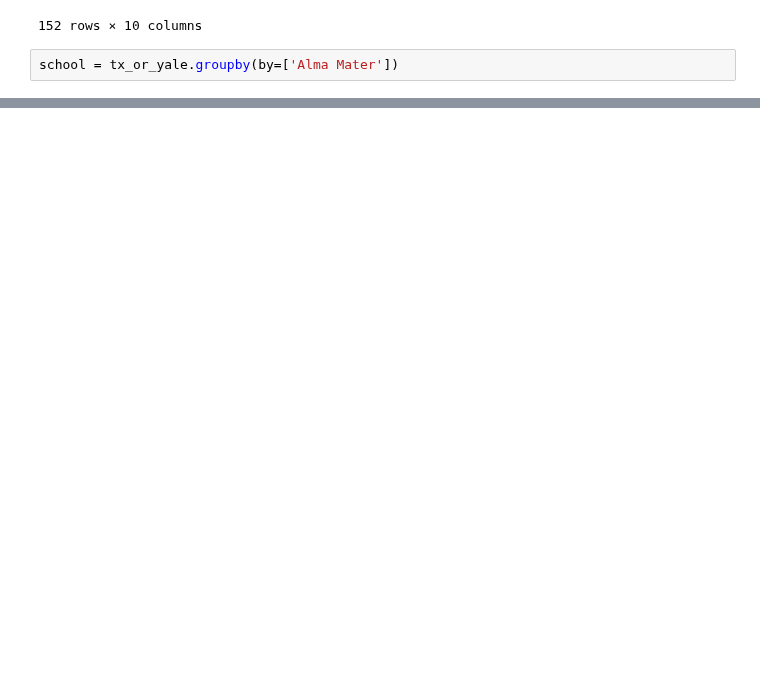
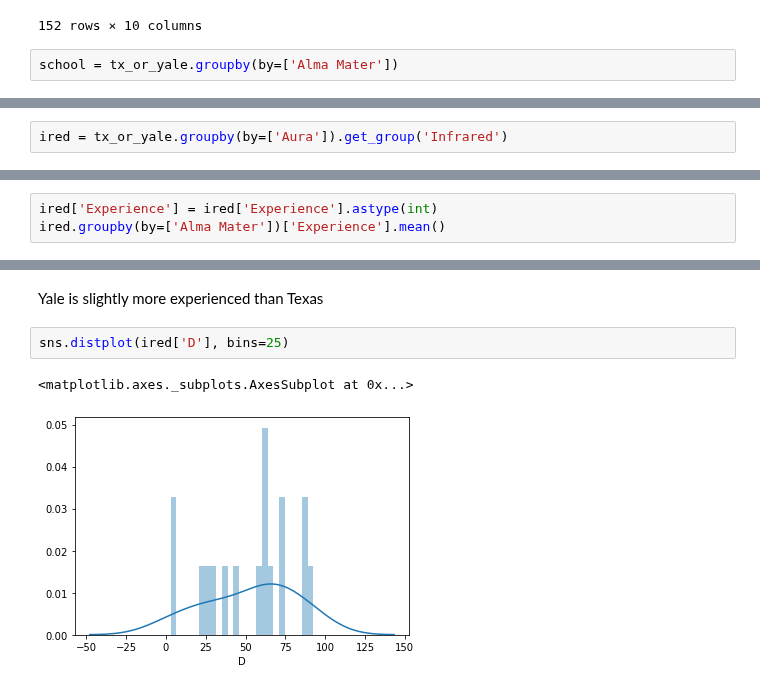
Before and after one commit to tahentx/pv_workbook, a Jupyter notebook: datascience/misc/practice.ipynb, the cells around one changed output, grey strips where cells are left out. Cells and saved outputs as stored; diff of their text form; blank space fills up the shorter version.

Commit message:
groupby practice

```diff
--- a/datascience/misc/practice.ipynb
+++ b/datascience/misc/practice.ipynb
@@ -66,0 +64,2 @@ A
+# %%
+ired = tx_or_yale.groupby(by=['Aura']).get_group('Infrared')
@@ -66,0 +87,3 @@ A
+# %%
+ired['Experience'] = ired['Experience'].astype(int)
+ired.groupby(by=['Alma Mater'])['Experience'].mean()
@@ -66,0 +100,7 @@ A
+# %% [markdown]
+Yale is slightly more experienced than Texas
+# %%
+sns.distplot(ired['D'], bins=25)
+# %% [output]
+<matplotlib.axes._subplots.AxesSubplot at 0x...>
+[figure, added]
```
Also changed, not shown: parts of 3 cells of this notebook.
